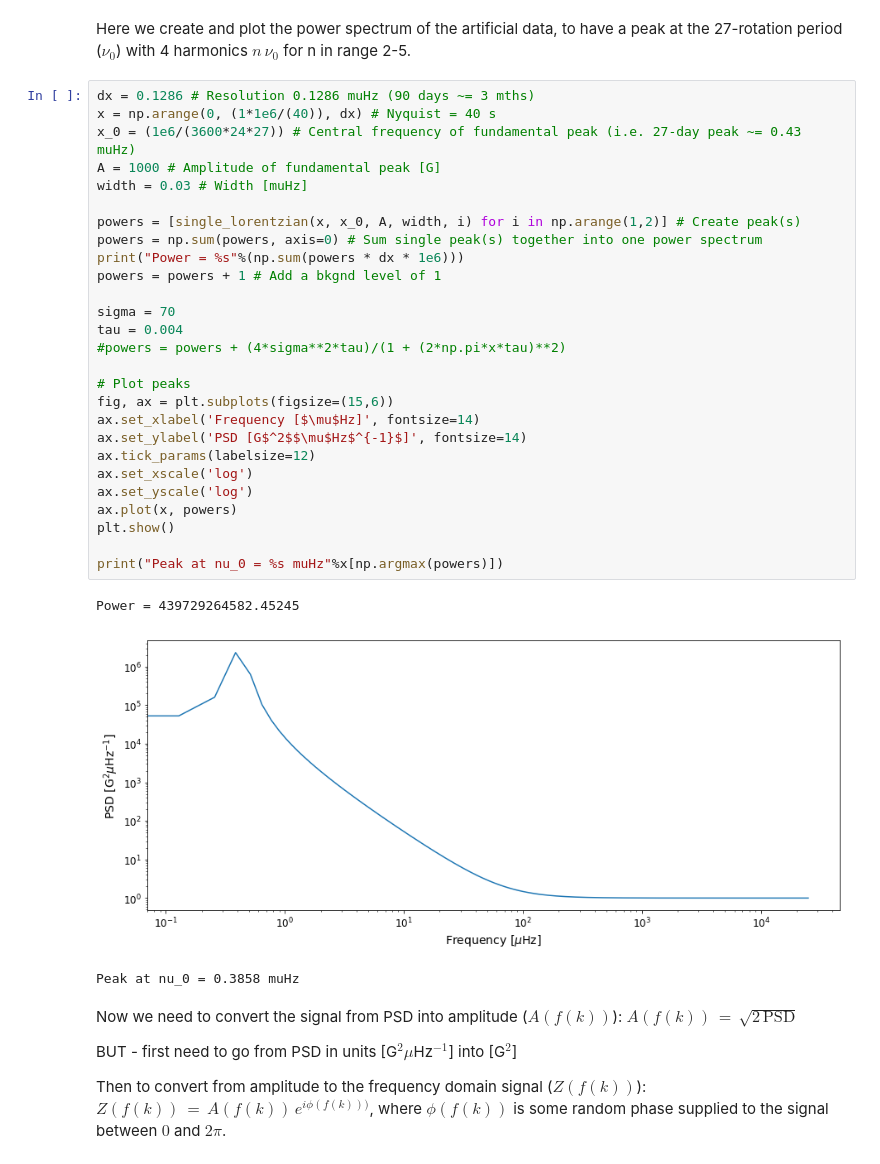
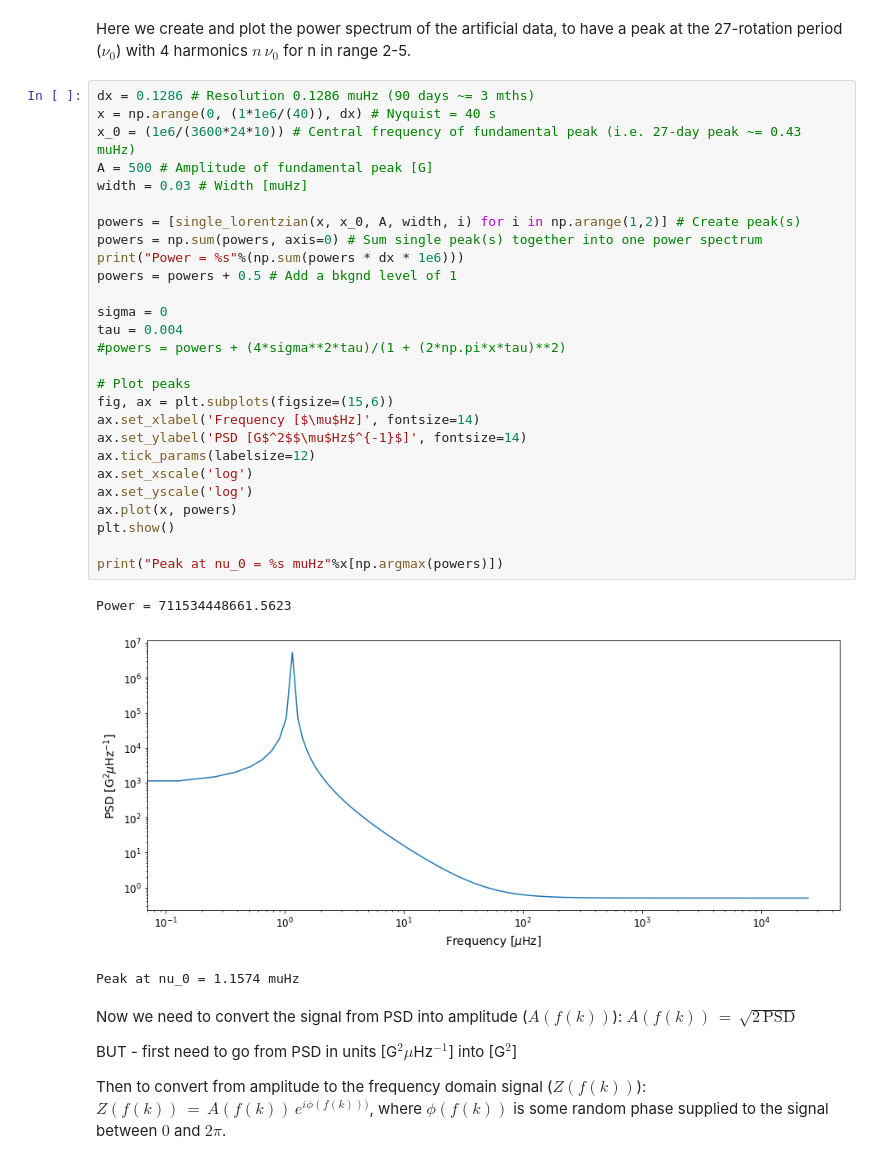
Before and after one commit to exr007/GP_test, a Jupyter notebook: GP_test_40s.ipynb, the cells around one changed output. Saved outputs shown, nothing was run; the diff lists cells and outputs as text.

```diff
--- a/GP_test_40s.ipynb
+++ b/GP_test_40s.ipynb
@@ -16,34 +16,34 @@ Here we create and plot the power spectrum of the artificial data, to have a pea
 # %%
 dx = 0.1286 # Resolution 0.1286 muHz (90 days ~= 3 mths)
 x = np.arange(0, (1*1e6/(40)), dx) # Nyquist = 40 s
-x_0 = (1e6/(3600*24*27)) # Central frequency of fundamental peak (i.e. 27-day peak ~= 0.43 muHz)
-A = 1000 # Amplitude of fundamental peak [G]
+x_0 = (1e6/(3600*24*10)) # Central frequency of fundamental peak (i.e. 27-day peak ~= 0.43 muHz)
+A = 500 # Amplitude of fundamental peak [G]
 width = 0.03 # Width [muHz]
 
 powers = [single_lorentzian(x, x_0, A, width, i) for i in np.arange(1,2)] # Create peak(s)
 powers = np.sum(powers, axis=0) # Sum single peak(s) together into one power spectrum
 print("Power = %s"%(np.sum(powers * dx * 1e6)))
-powers = powers + 1 # Add a bkgnd level of 1
+powers = powers + 0.5 # Add a bkgnd level of 1
 
-sigma = 70
+sigma = 0
 tau = 0.004
 #powers = powers + (4*sigma**2*tau)/(1 + (2*np.pi*x*tau)**2)
 
 # Plot peaks
 fig, ax = plt.subplots(figsize=(15,6))
 ax.set_xlabel('Frequency [$\mu$Hz]', fontsize=14)
 ax.set_ylabel('PSD [G$^2$$\mu$Hz$^{-1}$]', fontsize=14)
 ax.tick_params(labelsize=12)
 ax.set_xscale('log')
 ax.set_yscale('log')
 ax.plot(x, powers)
 plt.show()
 
 print("Peak at nu_0 = %s muHz"%x[np.argmax(powers)])
 # %% [output]
-Power = 439729264582.45245
+Power = 711534448661.5623
-[figure, old version]
+[figure, new version]
-Peak at nu_0 = 0.3858 muHz
+Peak at nu_0 = 1.1574 muHz
 # %% [markdown]
 Now we need to convert the signal from PSD into amplitude ($A(f(k))$): $A(f(k)) \, = \, \sqrt{2 \,\mathrm{PSD}}$
 
```
Also changed, not shown: parts of 16 cells of this notebook.
